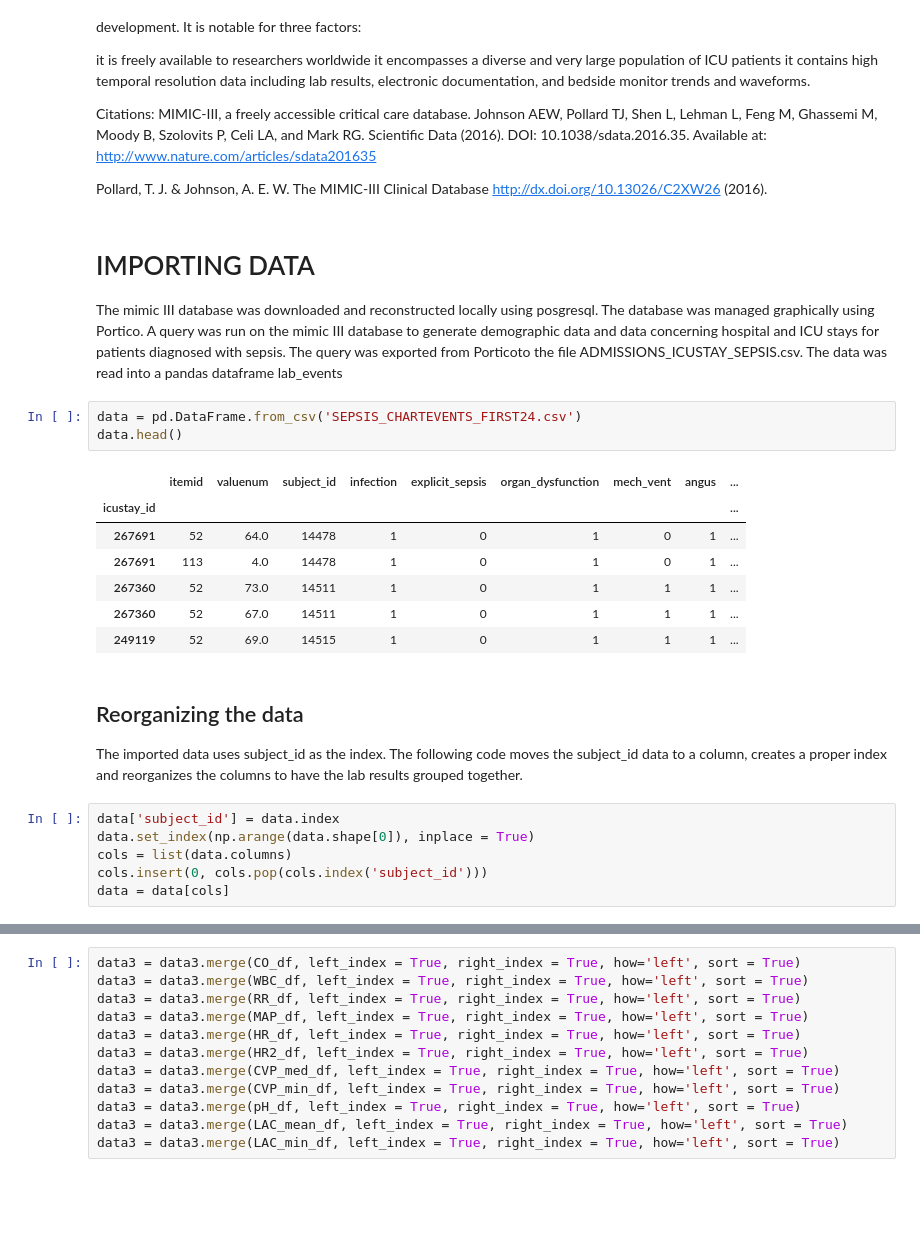
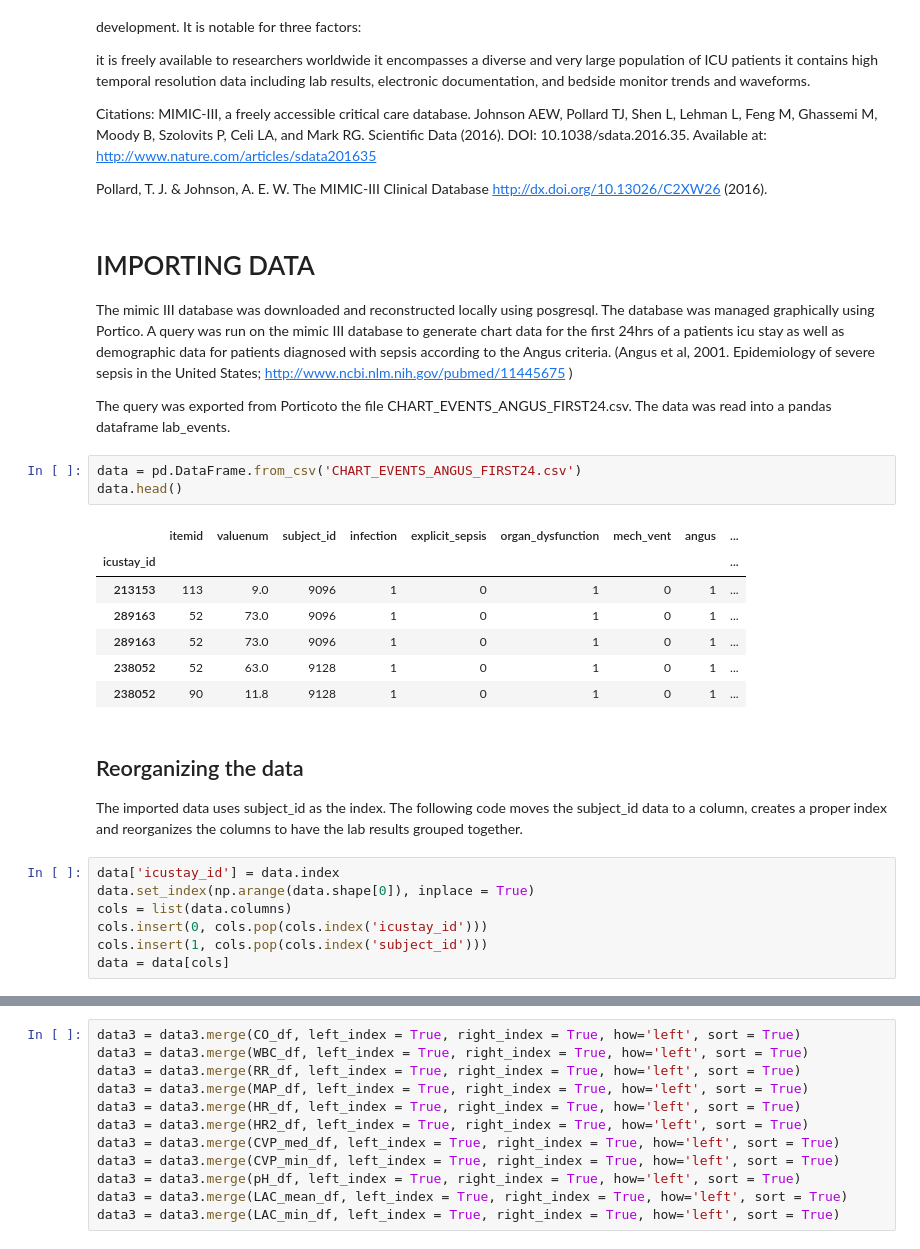
Before and after one commit to RJBeetel3/mimic3_analysis, a Jupyter notebook: SEPSIS_CHARTEVENTS_FIRST24.ipynb, the cells around one changed output, grey strips where cells are left out. Drawn from its saved outputs; the diff is of its cells as text; blank space fills up the shorter version.

```diff
--- a/SEPSIS_CHARTEVENTS_FIRST24.ipynb
+++ b/SEPSIS_CHARTEVENTS_FIRST24.ipynb
@@ -42,25 +42,29 @@ Pollard, T. J. & Johnson, A. E. W. The MIMIC-III Clinical Database http://dx.doi
 # %% [markdown]
 # IMPORTING DATA
 The mimic III database was downloaded and reconstructed locally using posgresql. The database was managed graphically using Portico.
-A query was run on the mimic III database to generate demographic data and data concerning hospital and ICU stays for patients diagnosed with sepsis. The query was exported from Porticoto the file ADMISSIONS_ICUSTAY_SEPSIS.csv. The data was read into a pandas dataframe lab_events
+A query was run on the mimic III database to generate chart data for the first 24hrs of a patients icu stay as well as demographic data for patients diagnosed with sepsis according to the Angus criteria.
+(Angus et al, 2001. Epidemiology of severe sepsis in the United States; http://www.ncbi.nlm.nih.gov/pubmed/11445675 )
+
+The query was exported from Porticoto the file CHART_EVENTS_ANGUS_FIRST24.csv. The data was read into a pandas dataframe lab_events.
 # %%
-data = pd.DataFrame.from_csv('SEPSIS_CHARTEVENTS_FIRST24.csv')
+data = pd.DataFrame.from_csv('CHART_EVENTS_ANGUS_FIRST24.csv')
 data.head()
 # %% [output]
 |  | itemid | valuenum | subject_id | infection | explicit_sepsis | organ_dysfunction | mech_vent | angus | ... |
 | icustay_id |  |  |  |  |  |  |  |  | ... |
-| 267691 | 52 | 64.0 | 14478 | 1 | 0 | 1 | 0 | 1 | ... |
-| 267691 | 113 | 4.0 | 14478 | 1 | 0 | 1 | 0 | 1 | ... |
-| 267360 | 52 | 73.0 | 14511 | 1 | 0 | 1 | 1 | 1 | ... |
-| 267360 | 52 | 67.0 | 14511 | 1 | 0 | 1 | 1 | 1 | ... |
-| 249119 | 52 | 69.0 | 14515 | 1 | 0 | 1 | 1 | 1 | ... |
+| 213153 | 113 | 9.0 | 9096 | 1 | 0 | 1 | 0 | 1 | ... |
+| 289163 | 52 | 73.0 | 9096 | 1 | 0 | 1 | 0 | 1 | ... |
+| 289163 | 52 | 73.0 | 9096 | 1 | 0 | 1 | 0 | 1 | ... |
+| 238052 | 52 | 63.0 | 9128 | 1 | 0 | 1 | 0 | 1 | ... |
+| 238052 | 90 | 11.8 | 9128 | 1 | 0 | 1 | 0 | 1 | ... |
 # %% [markdown]
 ## Reorganizing the data
 The imported data uses subject_id as the index. The following code moves the subject_id data to a column, creates
 a proper index and reorganizes the columns to have the lab results grouped together.
 # %%
-data['subject_id'] = data.index
+data['icustay_id'] = data.index
 data.set_index(np.arange(data.shape[0]), inplace = True)
 cols = list(data.columns)
-cols.insert(0, cols.pop(cols.index('subject_id')))
+cols.insert(0, cols.pop(cols.index('icustay_id')))
+cols.insert(1, cols.pop(cols.index('subject_id')))
 data = data[cols]
```
Also changed, not shown: parts of 18 cells of this notebook.
